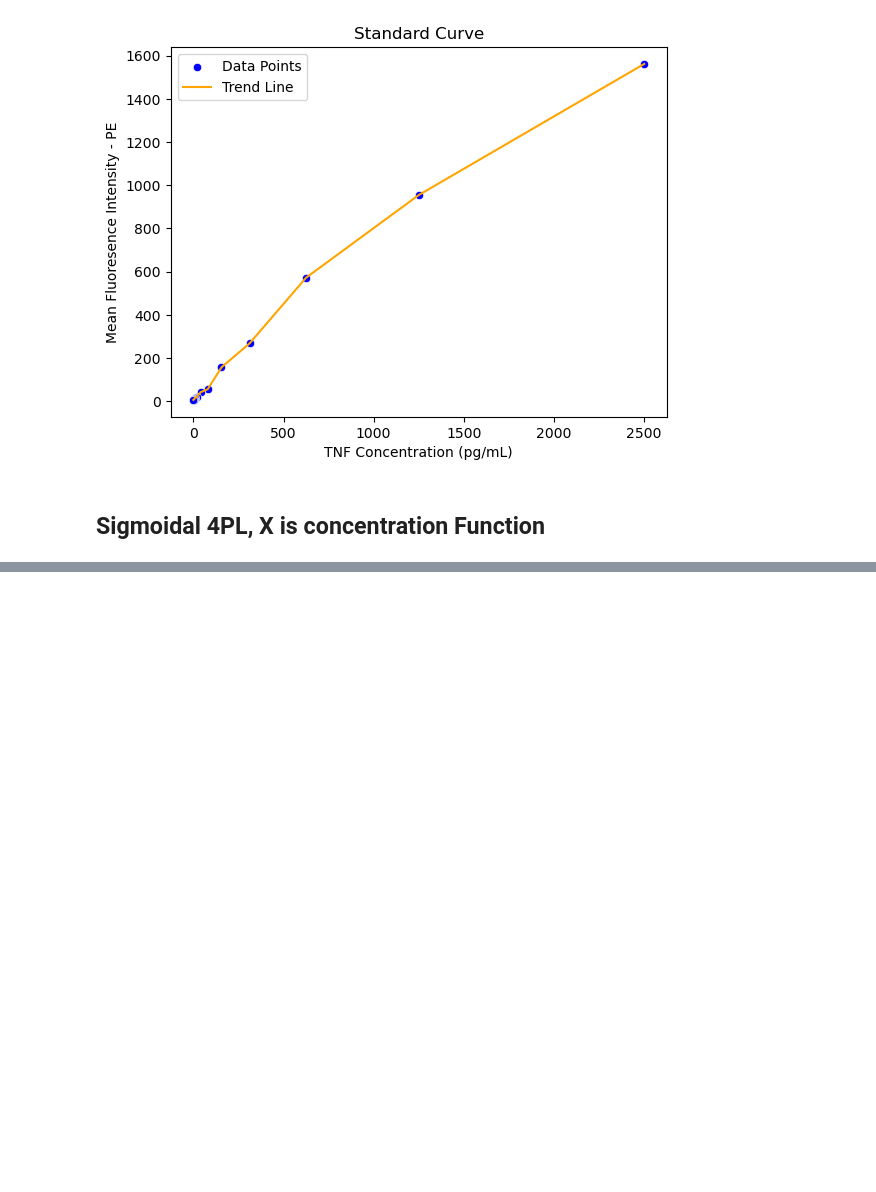
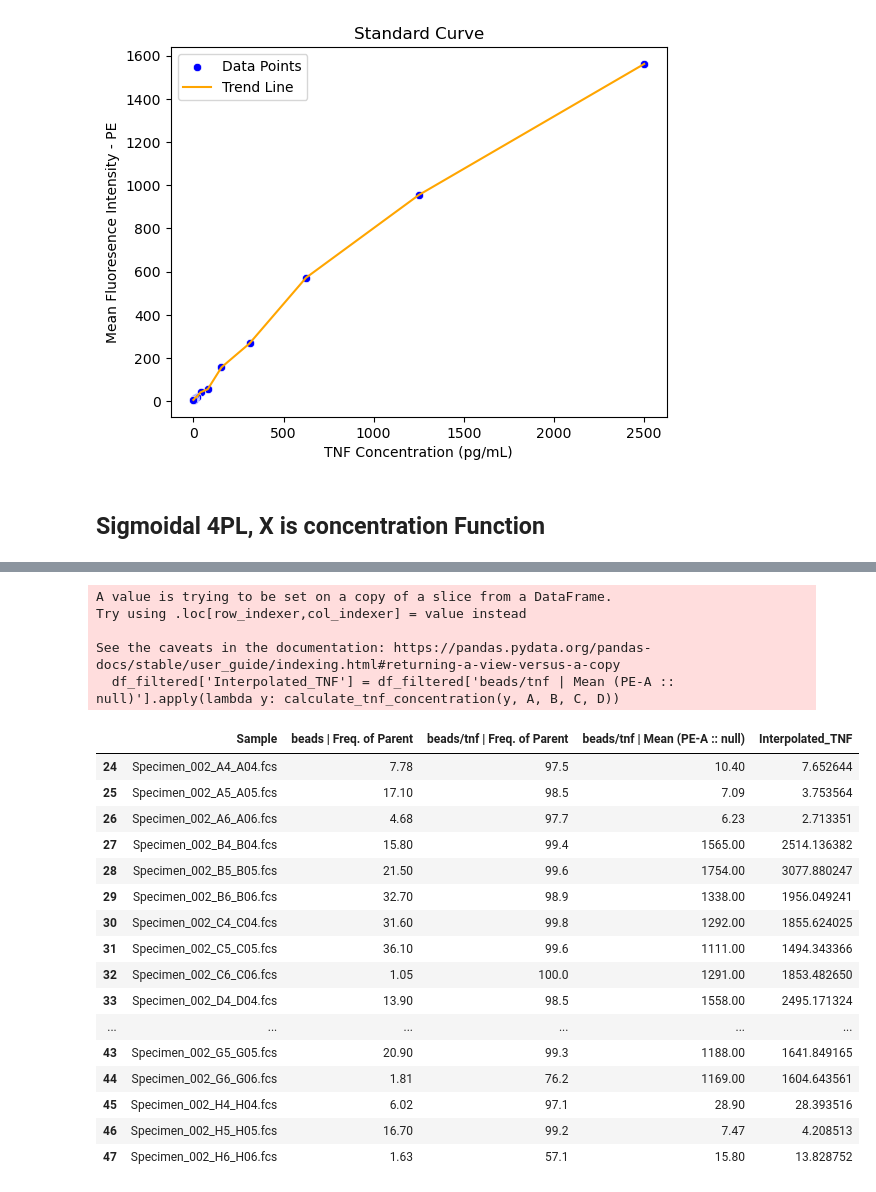
Before and after one commit to elenajusto/immunology-2, a Jupyter notebook: macrophage-csv.ipynb, the cells around one changed output, grey strips where cells are left out. Cells and saved outputs as stored; diff of their text form; code cells hidden in the pictures; blank space fills up the shorter version.

```diff
--- a/macrophage-csv.ipynb
+++ b/macrophage-csv.ipynb
@@ -142,0 +155,42 @@ D (top asymptote) = 3587.05
+# %%
+# Fitted parameters
+A = 4.11  # Bottom asymptote
+B = 1.05  # Hill's slope
+C = 3217.03  # Inflection point
+D = 3587.05  # Top asymptote
+
+# Define the inverse 4PL equation to solve for x (TNF concentration)
+def calculate_tnf_concentration(y, A, B, C, D):
+    if y <= D:
+        return C * (((A - D) / (y - D)) - 1)**(1 / B)
+    else:
+        return np.nan  # Handle case where y > D (not realistic for this fit)
+
+# Apply the function to calculate TNF concentration for each MFI value
+df_filtered['Interpolated_TNF'] = df_filtered['beads/tnf | Mean (PE-A :: null)'].apply(lambda y: calculate_tnf_concentration(y, A, B, C, D))
+
+# Display the updated DataFrame
+df_filtered
+# %% [output]
+A value is trying to be set on a copy of a slice from a DataFrame.
+Try using .loc[row_indexer,col_indexer] = value instead
+
+See the caveats in the documentation: https://pandas.pydata.org/pandas-docs/stable/user_guide/indexing.html#returning-a-view-versus-a-copy
+  df_filtered['Interpolated_TNF'] = df_filtered['beads/tnf | Mean (PE-A :: null)'].apply(lambda y: calculate_tnf_concentration(y, A, B, C, D))
+|  | Sample | beads | Freq. of Parent | beads/tnf | Freq. of Parent | beads/tnf | Mean (PE-A :: null) | Interpolated_TNF |
+| 24 | Specimen_002_A4_A04.fcs | 7.78 | 97.5 | 10.40 | 7.652644 |
+| 25 | Specimen_002_A5_A05.fcs | 17.10 | 98.5 | 7.09 | 3.753564 |
+| 26 | Specimen_002_A6_A06.fcs | 4.68 | 97.7 | 6.23 | 2.713351 |
+| 27 | Specimen_002_B4_B04.fcs | 15.80 | 99.4 | 1565.00 | 2514.136382 |
+| 28 | Specimen_002_B5_B05.fcs | 21.50 | 99.6 | 1754.00 | 3077.880247 |
+| 29 | Specimen_002_B6_B06.fcs | 32.70 | 98.9 | 1338.00 | 1956.049241 |
+| 30 | Specimen_002_C4_C04.fcs | 31.60 | 99.8 | 1292.00 | 1855.624025 |
+| 31 | Specimen_002_C5_C05.fcs | 36.10 | 99.6 | 1111.00 | 1494.343366 |
+| 32 | Specimen_002_C6_C06.fcs | 1.05 | 100.0 | 1291.00 | 1853.482650 |
+| 33 | Specimen_002_D4_D04.fcs | 13.90 | 98.5 | 1558.00 | 2495.171324 |
+| ... | ... | ... | ... | ... | ... |
+| 43 | Specimen_002_G5_G05.fcs | 20.90 | 99.3 | 1188.00 | 1641.849165 |
+| 44 | Specimen_002_G6_G06.fcs | 1.81 | 76.2 | 1169.00 | 1604.643561 |
+| 45 | Specimen_002_H4_H04.fcs | 6.02 | 97.1 | 28.90 | 28.393516 |
+| 46 | Specimen_002_H5_H05.fcs | 16.70 | 99.2 | 7.47 | 4.208513 |
+| 47 | Specimen_002_H6_H06.fcs | 1.63 | 57.1 | 15.80 | 13.828752 |
```
Also changed, not shown: parts of 5 cells of this notebook.
